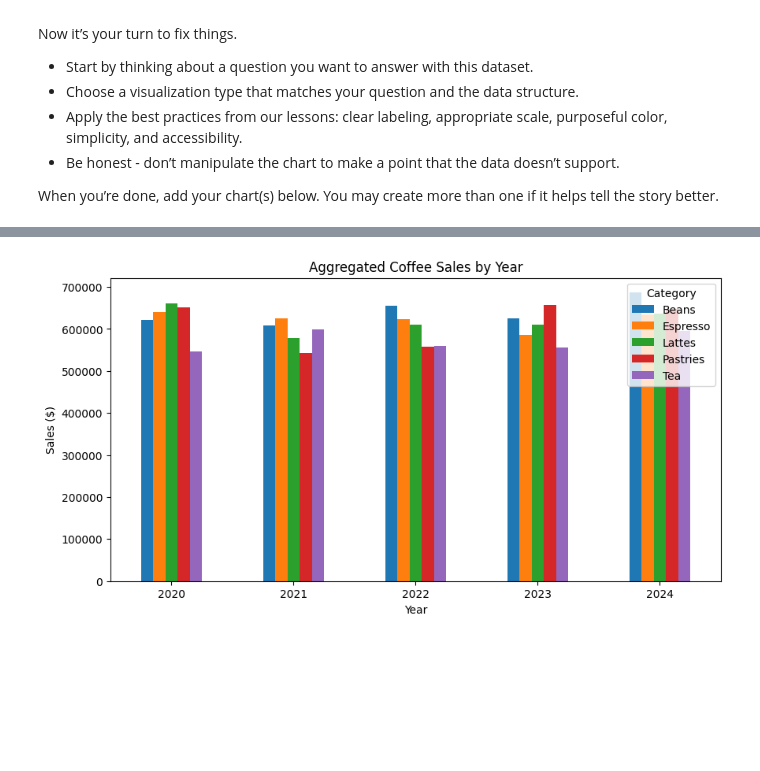
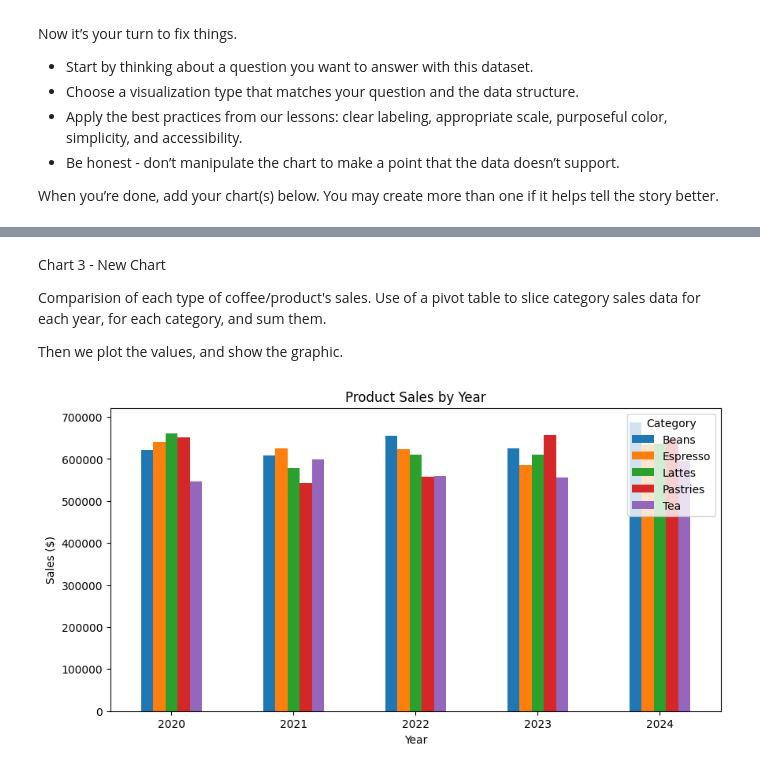
Before and after one commit to sithid/DA_M3_DataVizChallenge, a Jupyter notebook: data_viz_ethics_challenge.ipynb, the cells around one changed output, grey strips where cells are left out. Saved outputs shown, nothing was run; the diff lists cells and outputs as text; code cells hidden in the pictures; blank space fills up the shorter version.

Commit message:
Completed Data Visualization Ethics Challenge

```diff
--- a/data_viz_ethics_challenge.ipynb
+++ b/data_viz_ethics_challenge.ipynb
@@ -105,16 +137,22 @@ plt.show()
+# %% [markdown]
+Chart 3 - New Chart
+
+Comparision of each type of coffee/product's sales. Use of a pivot table to slice category sales data for each year, for each category, and sum them.
+
+Then we plot the values, and show the graphic.
 # %%
 sales_summary = coffee_df.pivot_table(
     index='Year',
     columns='Category',
     values='Sales',
     aggfunc='sum'
 )
 
 sales_summary.plot(kind='bar', figsize=(10, 5), rot=0)
 
-plt.title("Aggregated Coffee Sales by Year")
+plt.title("Product Sales by Year")
 plt.ylabel("Sales ($)")
 plt.xlabel("Year")
 plt.show()
 # %% [output]
-[figure, old version]
+[figure, new version]
```
Also changed, not shown: parts of 8 cells of this notebook.
